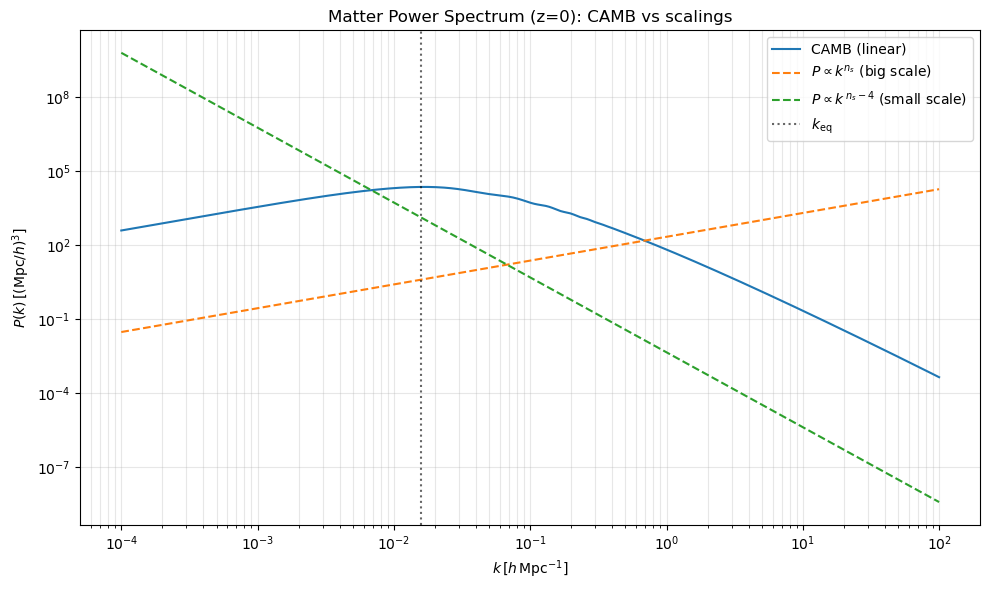
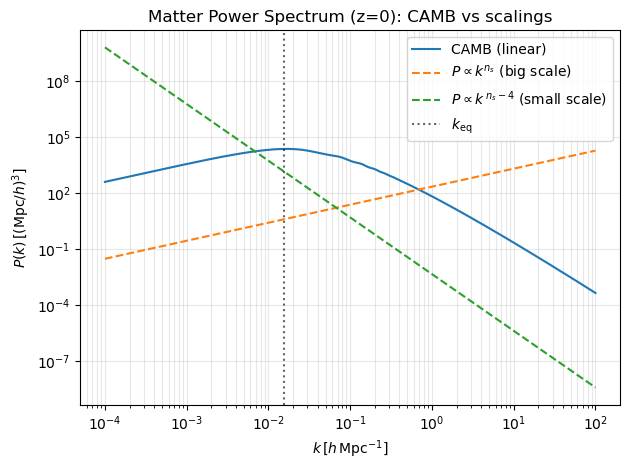
The notebook cell's code change between the first figure and the second:
--- before
+++ after
@@ -1,4 +1,4 @@
 #  Plot P(k) con scaling e k_eq
-plt.figure(figsize=(10,6))
+plt.figure()
 plt.semilogx(k, P, label='CAMB (linear)')
 plt.loglog(k, P_large, '--', label=r'$P \propto k^{n_s}$ (big scale)')

Commit: Add files via upload